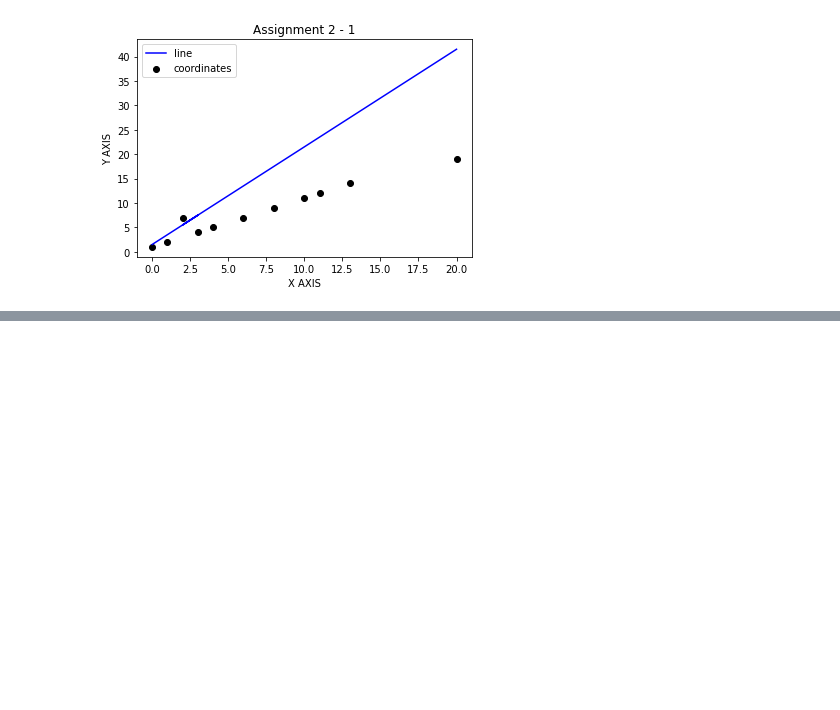
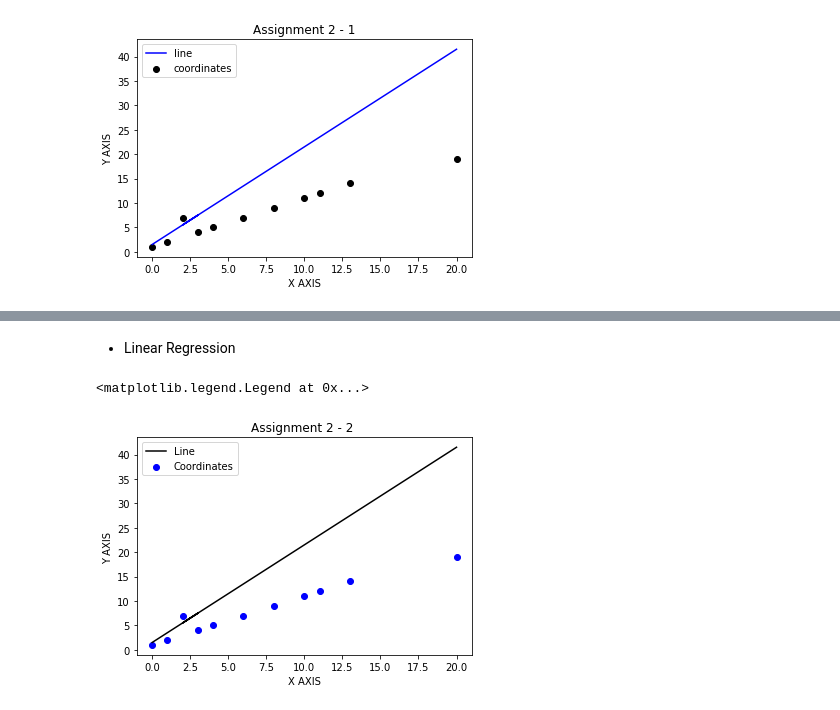
Before and after one commit to tony45678/tonyyoon, a Jupyter notebook: Week2_Assignment2.ipynb, the cells around one changed output, grey strips where cells are left out. Cells and saved outputs as stored; diff of their text form; code cells hidden in the pictures; blank space fills up the shorter version.

```diff
--- a/Week2_Assignment2.ipynb
+++ b/Week2_Assignment2.ipynb
@@ -53,0 +59,4 @@ plt.legend(['line', 'coordinates'])
+# %%
+x_and_y = [(0,1),(1,2),(3,4),(2,7),(4,5),(6,7),(8,9),(10,11),(11,12),(13,14),(20,19)]
+data = pd.DataFrame(x_and_y,columns=['X','Y'])
+data
@@ -53,0 +80,16 @@ plt.legend(['line', 'coordinates'])
+# %% [markdown]
+
+
+*   Linear Regression
+# %%
+x = data['X']
+y = data['Y']
+plt. scatter(x ,y, color = 'blue')
+plt.plot(x, line, color = 'black')
+plt.title('Assignment 2 - 2 ')
+plt.xlabel('X AXIS')
+plt.ylabel('Y AXIS ')
+plt.legend(['Line', 'Coordinates'])
+# %% [output]
+<matplotlib.legend.Legend at 0x...>
+[figure, added]
```
Also changed, not shown: parts of 5 cells of this notebook.
